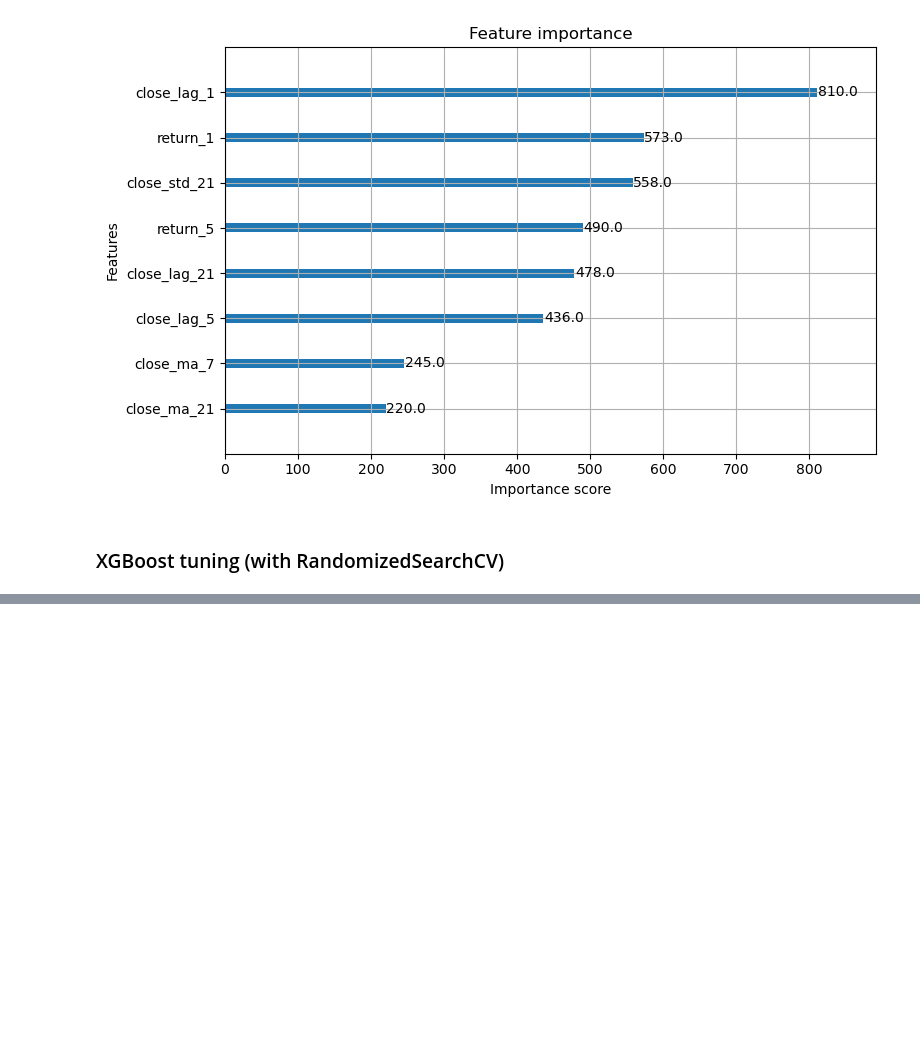
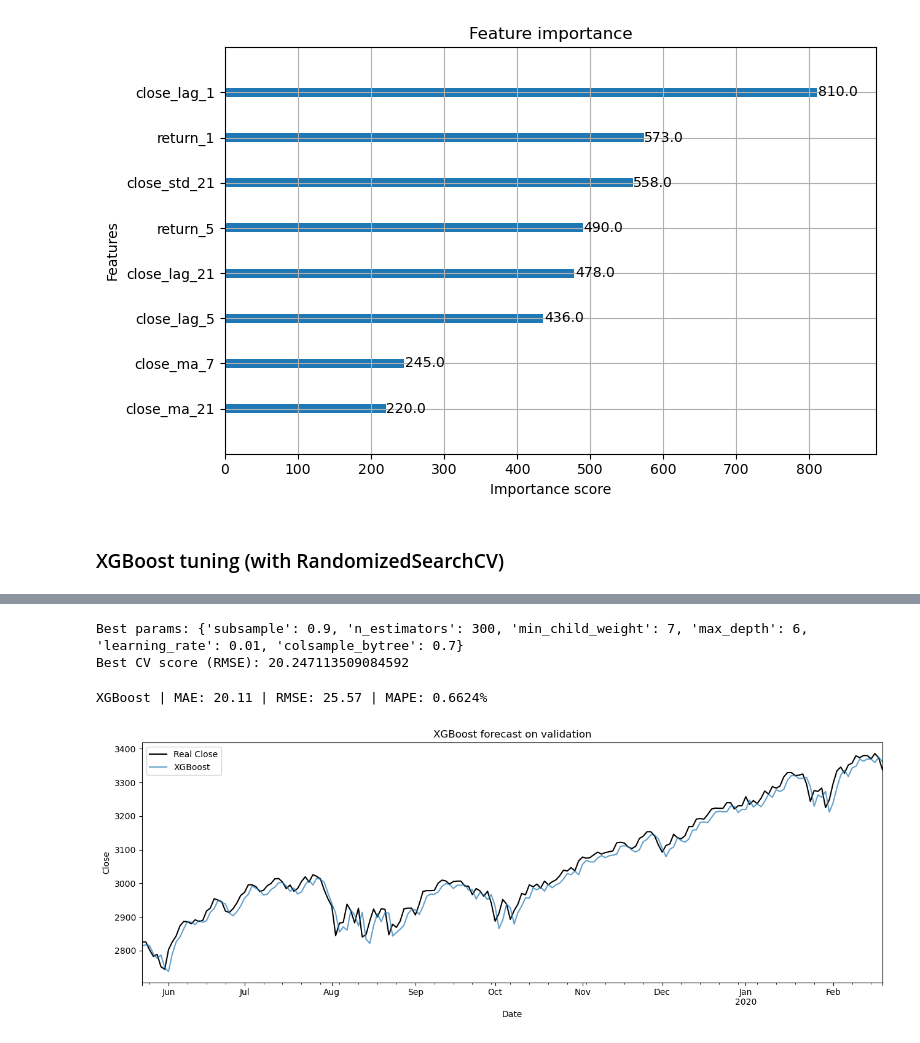
Before and after one commit to Handras18/Time-Series-Forecasting, a Jupyter notebook: 03_modeling.ipynb, the cells around one changed output, grey strips where cells are left out. Cells and saved outputs as stored; diff of their text form; code cells hidden in the pictures; blank space fills up the shorter version.

Commit message:
Add XGBoost tuning and test on set

```diff
--- a/03_modeling.ipynb
+++ b/03_modeling.ipynb
@@ -263,3 +265,9 @@ plt.show()
 [figure]
 # %% [markdown]
 ### XGBoost tuning (with RandomizedSearchCV)
+# %%
+tscv = TimeSeriesSplit(n_splits=10)
+param_dist={'max_depth': [4, 5, 6, 7, 8, 9, 10,],'learning_rate':[ 0.01, 0.05, 0.1, 0.3], 'n_estimators': [300, 500, 700, 900,1100],
+            'subsample': [0.7, 0.8, 0.9, 1.0],'colsample_bytree': [0.7, 0.8, 0.9, 1.0],'min_child_weight': [1, 3, 5, 7],}
+xgb_cv=RandomizedSearchCV(estimator=XGBRegressor(random_state=42),param_distributions=param_dist,n_iter=100,scoring='neg_root_mean_squared_error',cv=tscv,verbose=2,n_jobs=-1,random_state=42)
+xgb_cv.fit(X_train,y_train)
@@ -265,0 +293,33 @@ plt.show()
+# %%
+print("Best params:", xgb_cv.best_params_)
+print("Best CV score (RMSE):", -xgb_cv.best_score_)
+# %% [output]
+Best params: {'subsample': 0.9, 'n_estimators': 300, 'min_child_weight': 7, 'max_depth': 6, 'learning_rate': 0.01, 'colsample_bytree': 0.7}
+Best CV score (RMSE): 20.247113509084592
+# %%
+xgb_final = xgb_cv.best_estimator_
+y_pred_diff = pd.Series(xgb_final.predict(X_val), index=X_val.index)
+# %%
+close_today_val = today_close.loc[X_val.index]
+y_pred_close = close_today_val + y_pred_diff
+y_true_close = close_today_val + y_val
+# %%
+mae  = mean_absolute_error(y_true_close, y_pred_close)
+rmse = root_mean_squared_error(y_true_close, y_pred_close)
+mape = mean_absolute_percentage_error(y_true_close, y_pred_close)
+print(f"XGBoost | MAE: {mae:.2f} | RMSE: {rmse:.2f} | MAPE: {mape:.4%}")
+
+results['xgboost_val_tuned'] = {'MAE': mae, 'RMSE': rmse, 'MAPE': mape}
+# %% [output]
+XGBoost | MAE: 20.11 | RMSE: 25.57 | MAPE: 0.6624%
+# %%
+fig, ax = plt.subplots(figsize=(13, 5))
+y_true_close.plot(ax=ax, label='Real Close', color='black', linewidth=1.5)
+y_pred_close.plot(ax=ax, label='XGBoost', alpha=0.7)
+ax.set_title('XGBoost forecast on validation')
+ax.set_ylabel('Close')
+ax.legend()
+plt.tight_layout()
+plt.show()
+# %% [output]
+[figure, added]
```
Also changed, not shown: parts of 25 cells of this notebook.
